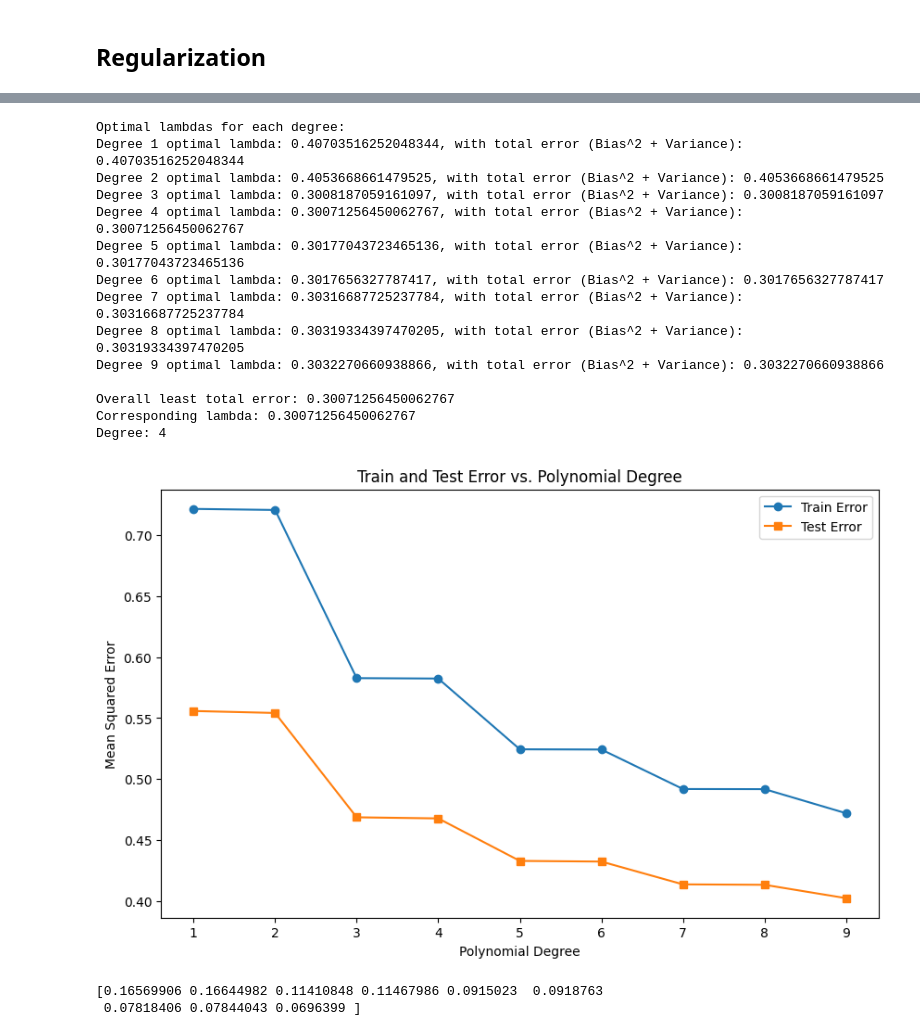
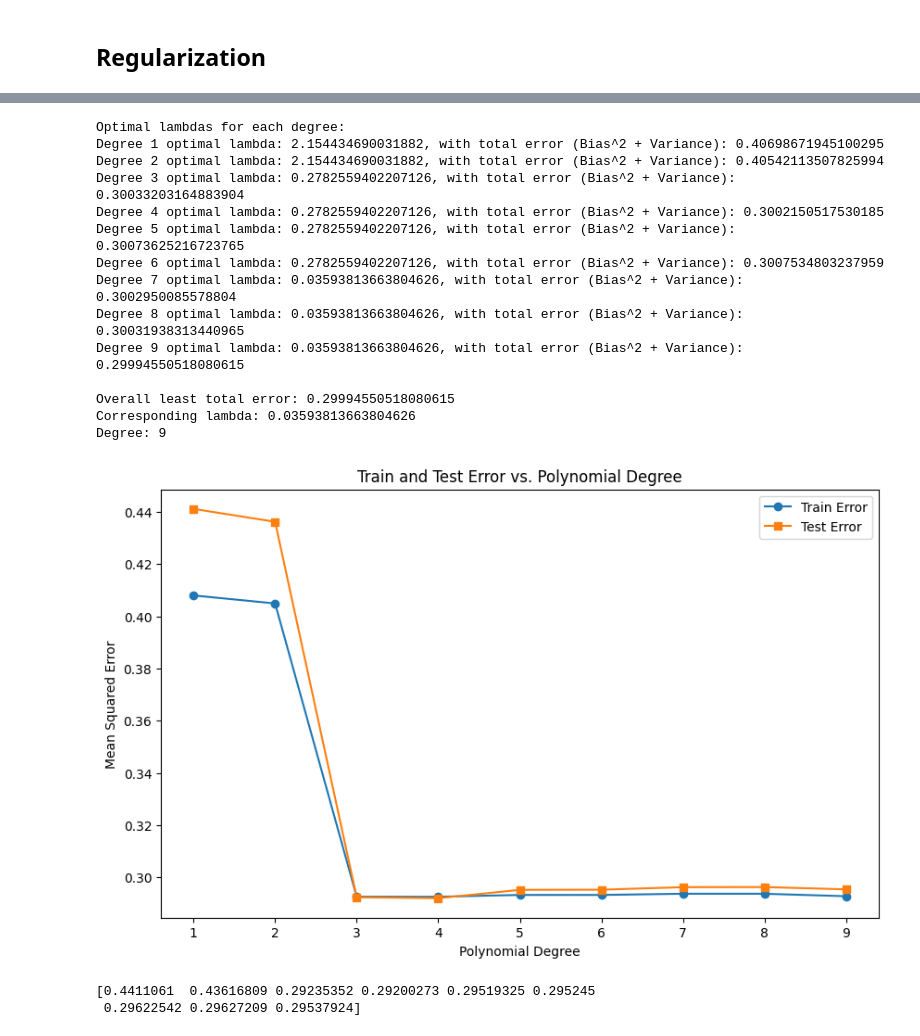
Before and after one commit to RastogiAdit/FODS-Assignment_1, a Jupyter notebook: Assignment-1.ipynb, the cells around one changed output, grey strips where cells are left out. Cells and saved outputs as stored; diff of their text form; code cells hidden in the pictures.

```diff
--- a/Assignment-1.ipynb
+++ b/Assignment-1.ipynb
@@ -176,8 +171,7 @@ all_bias = {}
 all_variance = {}
 all_total_error = {}
 
-lambdas = np.linspace(0, 1, 10)
-lambdas = np.clip(lambdas, 1e-10, None)
+lambdas = np.logspace(-5, 3, num=10)
 
 for deg in range(1, 10):
     deg_bias = []
@@ -222,9 +216,9 @@ axes = axes.flatten()
 for deg in range(1, 10):
     ax = axes[deg - 1]
 
-    ax.plot(lambdas, all_bias[deg], label='Bias', color='blue', marker='o')
-    ax.plot(lambdas, all_variance[deg], label='Variance', color='green', marker='s')
-    # ax.plot(lambdas, all_total_error[deg], label='Total Error', color='red', marker='x')
+    ax.plot(log_lambdas, all_bias[deg], label='Bias', color='blue', marker='o')
+    ax.plot(log_lambdas, all_variance[deg], label='Variance', color='green', marker='s')
+    ax.plot(log_lambdas, all_total_error[deg], label='Total Error', color='red', marker='x')
 
     ax.set_title(f'Degree {deg}')
     ax.set_xlabel('Lambda')
@@ -243,7 +237,7 @@ axes = axes.flatten()
 for deg in range(1, 10):
     ax = axes[deg - 1]
 
-    ax.plot(lambdas, all_total_error[deg], label='Test Error', color='purple', marker='d')
+    ax.plot(log_lambdas, all_total_error[deg], label='Test Error', color='purple', marker='d')
 
     ax.set_title(f'Degree {deg}')
     ax.set_xlabel('Lambda')
@@ -266,7 +260,8 @@ print("Optimal lambdas for each degree:")
 for deg in range(1, 10):
 
     errors = all_total_error[deg]
-    min_lambda = errors[np.argmin(errors)]
+
+    min_lambda = lambdas[np.argmin(errors)]
 
     optimal_lambdas[deg] = min_lambda
     min_test_error = min(min_test_error, min(errors))
@@ -282,31 +277,28 @@ print(f"Corresponding lambda: {min_lambda_overall}")
 print(f"Degree: {min_deg_overall}")
 # %% [output]
 Optimal lambdas for each degree:
-Degree 1 optimal lambda: 0.40703516252048344, with total error (Bias^2 + Variance): 0.40703516252048344
-Degree 2 optimal lambda: 0.4053668661479525, with total error (Bias^2 + Variance): 0.4053668661479525
-Degree 3 optimal lambda: 0.3008187059161097, with total error (Bias^2 + Variance): 0.3008187059161097
-Degree 4 optimal lambda: 0.30071256450062767, with total error (Bias^2 + Variance): 0.30071256450062767
-Degree 5 optimal lambda: 0.30177043723465136, with total error (Bias^2 + Variance): 0.30177043723465136
-Degree 6 optimal lambda: 0.3017656327787417, with total error (Bias^2 + Variance): 0.3017656327787417
-Degree 7 optimal lambda: 0.30316687725237784, with total error (Bias^2 + Variance): 0.30316687725237784
-Degree 8 optimal lambda: 0.30319334397470205, with total error (Bias^2 + Variance): 0.30319334397470205
-Degree 9 optimal lambda: 0.3032270660938866, with total error (Bias^2 + Variance): 0.3032270660938866
+Degree 1 optimal lambda: 2.154434690031882, with total error (Bias^2 + Variance): 0.40698671945100295
+Degree 2 optimal lambda: 2.154434690031882, with total error (Bias^2 + Variance): 0.40542113507825994
+Degree 3 optimal lambda: 0.2782559402207126, with total error (Bias^2 + Variance): 0.30033203164883904
+Degree 4 optimal lambda: 0.2782559402207126, with total error (Bias^2 + Variance): 0.3002150517530185
+Degree 5 optimal lambda: 0.2782559402207126, with total error (Bias^2 + Variance): 0.30073625216723765
+Degree 6 optimal lambda: 0.2782559402207126, with total error (Bias^2 + Variance): 0.3007534803237959
+Degree 7 optimal lambda: 0.03593813663804626, with total error (Bias^2 + Variance): 0.3002950085578804
+Degree 8 optimal lambda: 0.03593813663804626, with total error (Bias^2 + Variance): 0.30031938313440965
+Degree 9 optimal lambda: 0.03593813663804626, with total error (Bias^2 + Variance): 0.29994550518080615
 
-Overall least total error: 0.30071256450062767
-Corresponding lambda: 0.30071256450062767
-Degree: 4
+Overall least total error: 0.29994550518080615
+Corresponding lambda: 0.03593813663804626
+Degree: 9
 # %%
-def gradient_descent_L2_vectorized(X, y, w, ln_lambda, learning_rate=0.001, max_iter=500, batch_size=200):
+def gradient_descent_L2_vectorized(X, y, w, ln_lambda, learning_rate=0.001, max_iter=500):
     N = len(y)
     for itr in range(max_iter):
-        for start in range(0, N, batch_size):
-            end = min(start + batch_size, N)
-            X_batch = X[start:end]
-            y_batch = y[start:end]
-            predictions = np.dot(X_batch, w)
-            errors = predictions - y_batch
-            grad = (1 / len(y_batch)) * np.dot(X_batch.T, errors) + ln_lambda * w
-            w -= learning_rate * grad
+
+        predictions = np.dot(X, w)
+        errors = predictions - y
+        grad = np.dot(X.T, errors) + ln_lambda * w
+        w -= learning_rate * grad
     return w
 
 def compute_error_L2_vectorized(X, y, w):
@@ -317,36 +309,36 @@ def compute_error_L2_vectorized(X, y, w):
 degrees = range(1, 10)
 train_errors = []
 test_errors = []
 
 for deg in degrees:
     X_train_design = pre_compute(train_set['X'].values, deg)
     X_test_design = pre_compute(test_set['X'].values, deg)
 
     y_train = train_set['Y'].values
     y_test = test_set['Y'].values
 
     w = np.zeros(deg + 1)
 
     w = gradient_descent_L2_vectorized(X_train_design, y_train, w, optimal_lambdas[deg], max_iter=500)
 
     train_error = compute_error_L2_vectorized(X_train_design, y_train, w)
     test_error = compute_error_L2_vectorized(X_test_design, y_test, w)
 
     train_errors.append(train_error)
     test_errors.append(test_error)
 
 plt.figure(figsize=(10, 6))
 plt.plot(degrees, train_errors, label='Train Error', marker='o')
 plt.plot(degrees, test_errors, label='Test Error', marker='s')
 plt.xlabel('Polynomial Degree')
 plt.ylabel('Mean Squared Error')
 plt.title('Train and Test Error vs. Polynomial Degree')
 plt.legend()
 plt.show()
 # %% [output]
-[figure, old version]
+[figure, new version]
 # %%
-print(np.array(train_errors) - np.array(test_errors))
+print(np.array(test_errors))
 # %% [output]
-[0.16569906 0.16644982 0.11410848 0.11467986 0.0915023  0.0918763
- 0.07818406 0.07844043 0.0696399 ]
+[0.4411061  0.43616809 0.29235352 0.29200273 0.29519325 0.295245
+ 0.29622542 0.29627209 0.29537924]
```
Also changed, not shown: parts of 12 cells of this notebook.
